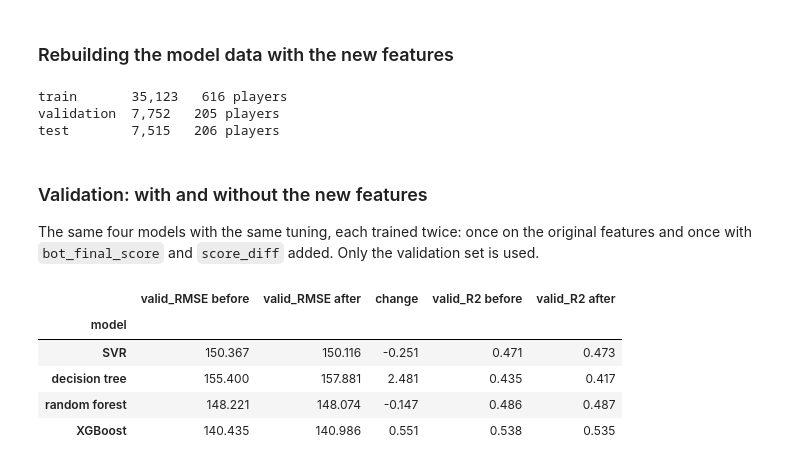
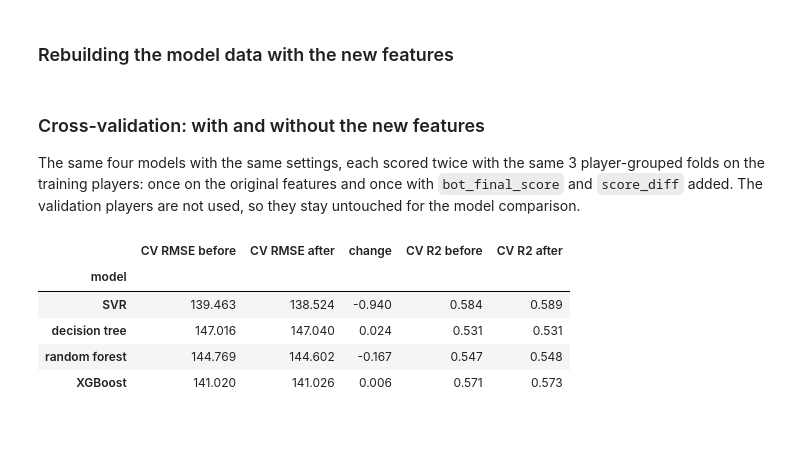
Before and after one commit to eranK12329/Scrabble, a Jupyter notebook: scrabble_project.ipynb, the cells around one changed output. Cells and saved outputs as stored; diff of their text form; code cells hidden in the pictures; blank space fills up the shorter version.

Commit message:
modified false analysis according to new splits

```diff
--- a/scrabble_project.ipynb
+++ b/scrabble_project.ipynb
@@ -1415,40 +1494,34 @@ MODEL_FEATURES_NEW = MODEL_FEATURES + ['bot_final_score', 'score_diff']
 model_rows_new = train_feature_engineering_df.dropna(subset=['rating'] + MODEL_FEATURES_NEW)
 
 X_all_false_analysis = pd.get_dummies(model_rows_new[MODEL_FEATURES_NEW],
-                           columns=['lexicon', 'rating_mode', 'bot_name'],
-                           drop_first=True).astype(float)
+                                      columns=['lexicon', 'rating_mode', 'bot_name'],
+                                      drop_first=True).astype(float)
 
-split_new = split._replace(X_train=X_all_false_analysis.loc[split.X_train.index],
-                           X_valid=X_all_false_analysis.loc[split.X_valid.index],
-                           X_test=X_all_false_analysis.loc[split.X_test.index])
-
-describe_split(split_new, groups=players)
+X_train_new = X_all_false_analysis.loc[X_train.index]
-# %% [output]
-train       35,123   616 players
-validation  7,752   205 players
-test        7,515   206 players
 # %% [markdown]
-### Validation: with and without the new features
-The same four models with the same tuning, each trained twice: once on the original features and once with `bot_final_score` and `score_diff` added. Only the validation set is used.
+### Cross-validation: with and without the new features
+The same four models with the same settings, each scored twice with the same 3 player-grouped folds on the training players: once on the original features and once with `bot_final_score` and `score_diff` added. The validation players are not used, so they stay untouched for the model comparison.
 # %%
 rows = []
 for name, model, scale in MODELS:
-    before = report(name, model, split, scale=scale, show=False)
-    after = report(name, model, split_new, scale=scale, show=False)
+    if name.startswith('baseline'):
+        continue
+    before = cv_report(name, model, X_train, y_train, groups_train, is_scale=scale, show=False)
+    after = cv_report(name, model, X_train_new, y_train, groups_train, is_scale=scale, show=False)
     rows.append({
         'model': name,
-        'valid_RMSE before': before['valid_RMSE'],
-        'valid_RMSE after': after['valid_RMSE'],
+        'CV RMSE before': before['valid_RMSE'],
+        'CV RMSE after': after['valid_RMSE'],
         'change': after['valid_RMSE'] - before['valid_RMSE'],
-        'valid_R2 before': before['valid_R2'],
-        'valid_R2 after': after['valid_R2'],
+        'CV R2 before': before['valid_R2'],
+        'CV R2 after': after['valid_R2'],
     })
 
 pd.DataFrame(rows).set_index('model').round(3)
 # %% [output]
-|  | valid_RMSE before | valid_RMSE after | change | valid_R2 before | valid_R2 after |
+|  | CV RMSE before | CV RMSE after | change | CV R2 before | CV R2 after |
 | model |  |  |  |  |  |
-| SVR | 150.367 | 150.116 | -0.251 | 0.471 | 0.473 |
-| decision tree | 155.400 | 157.881 | 2.481 | 0.435 | 0.417 |
-| random forest | 148.221 | 148.074 | -0.147 | 0.486 | 0.487 |
-| XGBoost | 140.435 | 140.986 | 0.551 | 0.538 | 0.535 |
+| SVR | 139.463 | 138.524 | -0.940 | 0.584 | 0.589 |
+| decision tree | 147.016 | 147.040 | 0.024 | 0.531 | 0.531 |
+| random forest | 144.769 | 144.602 | -0.167 | 0.547 | 0.548 |
+| XGBoost | 141.020 | 141.026 | 0.006 | 0.571 | 0.573 |
```
Also changed, not shown: parts of 26 cells of this notebook.
